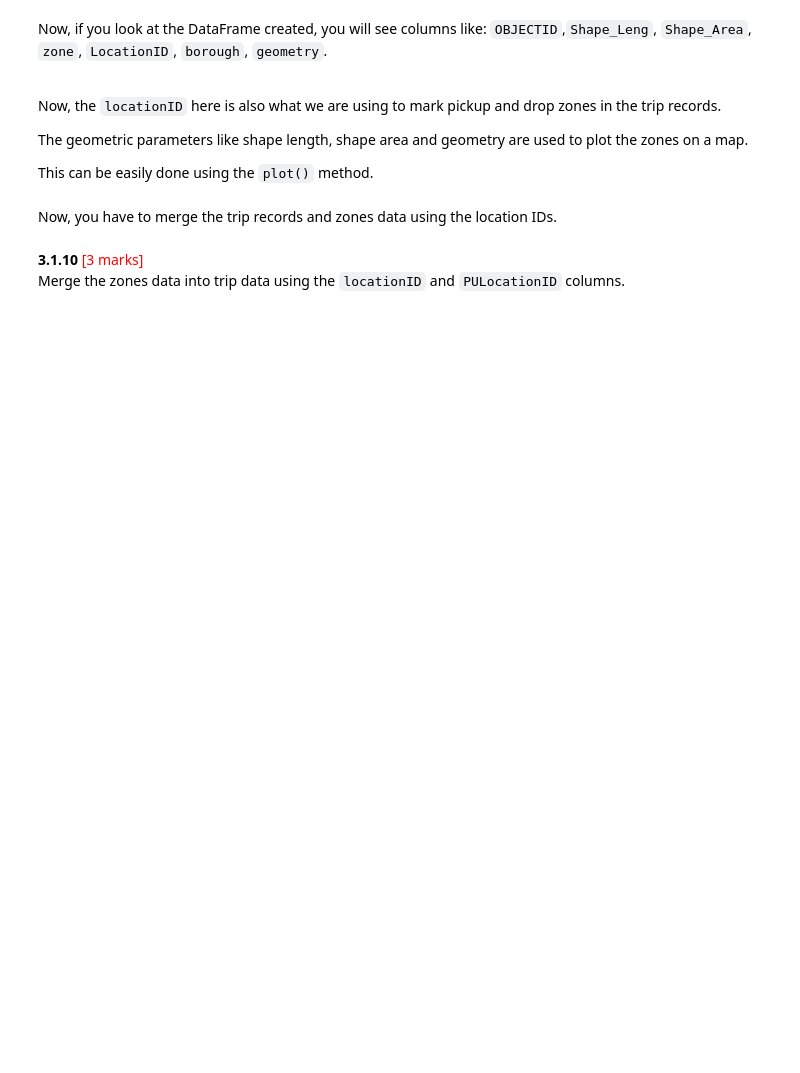
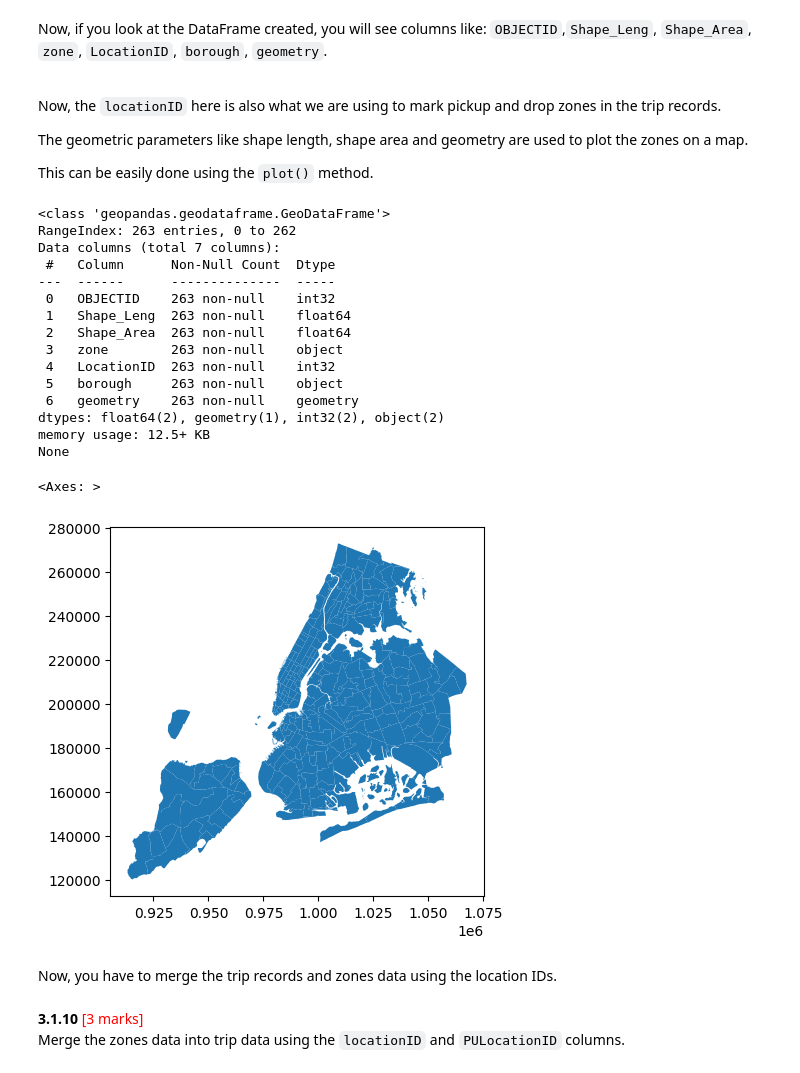
Before and after one commit to rahuljeyaraj/EDA-NYC-Taxi, a Jupyter notebook: EDA_Assg_NYC_Taxi_Starter.ipynb, the cells around one changed output. Cells and saved outputs as stored; diff of their text form; code cells hidden in the pictures; blank space fills up the shorter version.

```diff
--- a/EDA_Assg_NYC_Taxi_Starter.ipynb
+++ b/EDA_Assg_NYC_Taxi_Starter.ipynb
@@ -1205,9 +1225,10 @@ Reading the shapefile is very similar to *Pandas*. Use `gpd.read_file()` functio
 **3.1.9** <font color = red>[2 marks]</font> <br>
 Load the shapefile and display it.
 # %%
-# import geopandas as gpd
+import geopandas as gpd
 
 
 # Read the shapefile using geopandas
-zones = # read the .shp file using gpd
+TAXI_ZONES_PATH = 'C:/Users/Rahul Jeyaraj/projects/APAGAI - Assignment - EDA/Starter Notebook - EDA NYC Taxi/taxi_zones/'
+zones = gpd.read_file(TAXI_ZONES_PATH + 'taxi_zones.shp')
 zones.head()
@@ -1221,8 +1249,26 @@ The geometric parameters like shape length, shape area and geometry are used to
 
 This can be easily done using the `plot()` method.
 # %%
-# print(zones.info())
-# zones.plot()
+print(zones.info())
+zones.plot()
+# %% [output]
+<class 'geopandas.geodataframe.GeoDataFrame'>
+RangeIndex: 263 entries, 0 to 262
+Data columns (total 7 columns):
+ #   Column      Non-Null Count  Dtype
+---  ------      --------------  -----
+ 0   OBJECTID    263 non-null    int32
+ 1   Shape_Leng  263 non-null    float64
+ 2   Shape_Area  263 non-null    float64
+ 3   zone        263 non-null    object
+ 4   LocationID  263 non-null    int32
+ 5   borough     263 non-null    object
+ 6   geometry    263 non-null    geometry
+dtypes: float64(2), geometry(1), int32(2), object(2)
+memory usage: 12.5+ KB
+None
+<Axes: >
+[figure, added]
 # %% [markdown]
 Now, you have to merge the trip records and zones data using the location IDs.
 # %% [markdown]
```
Also changed, not shown: parts of 26 cells of this notebook.
